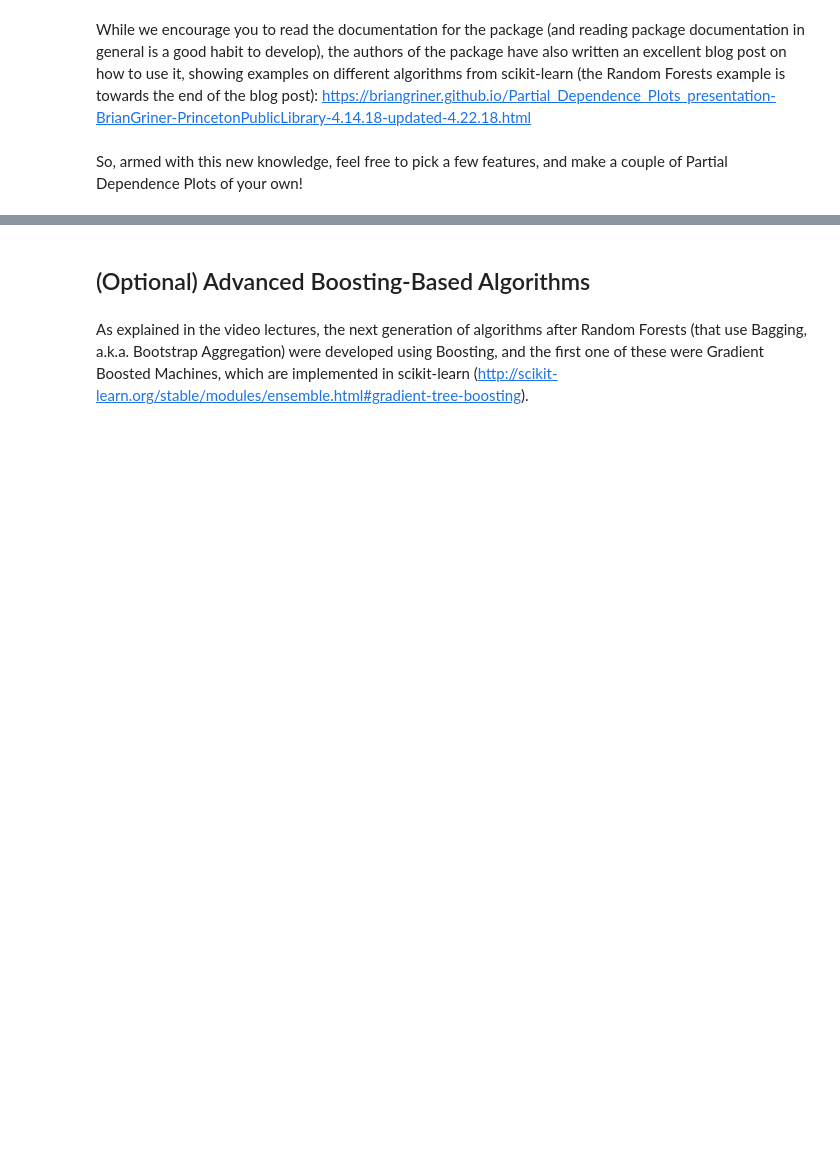
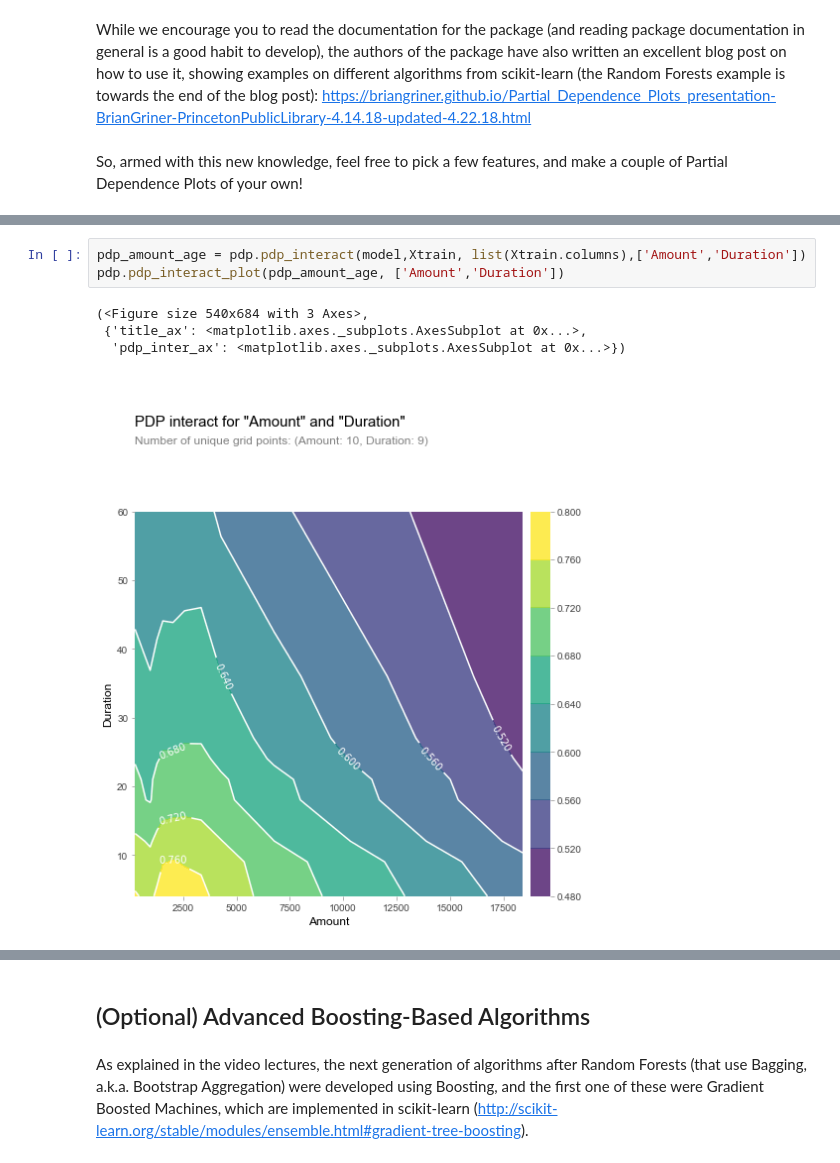
Before and after one commit to jkchandalia/mle, a Jupyter notebook: Mini_Project_Tree-Based_Algorithms.ipynb, the cells around one changed output, grey strips where cells are left out. Drawn from its saved outputs; the diff is of its cells as text; blank space fills up the shorter version.

```diff
--- a/Mini_Project_Tree-Based_Algorithms.ipynb
+++ b/Mini_Project_Tree-Based_Algorithms.ipynb
@@ -346,0 +359,8 @@ pdp.pdp_interact_plot(pdp_amount_age, ['Amount','Age'])
+# %%
+pdp_amount_age = pdp.pdp_interact(model,Xtrain, list(Xtrain.columns),['Amount','Duration'])
+pdp.pdp_interact_plot(pdp_amount_age, ['Amount','Duration'])
+# %% [output]
+(<Figure size 540x684 with 3 Axes>,
+ {'title_ax': <matplotlib.axes._subplots.AxesSubplot at 0x...>,
+  'pdp_inter_ax': <matplotlib.axes._subplots.AxesSubplot at 0x...>})
+[figure, added]
```
Also changed, not shown: parts of 14 cells of this notebook, 1 other file.
